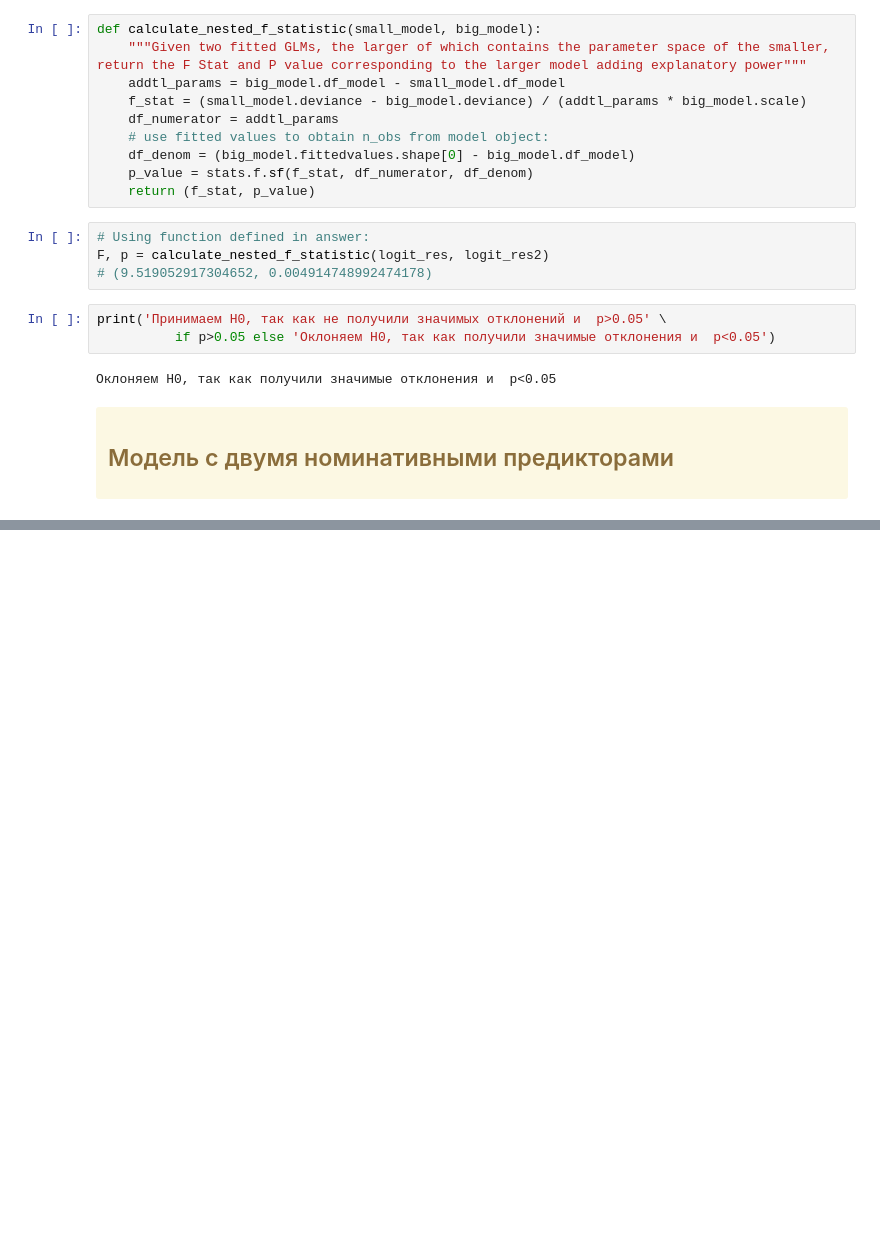
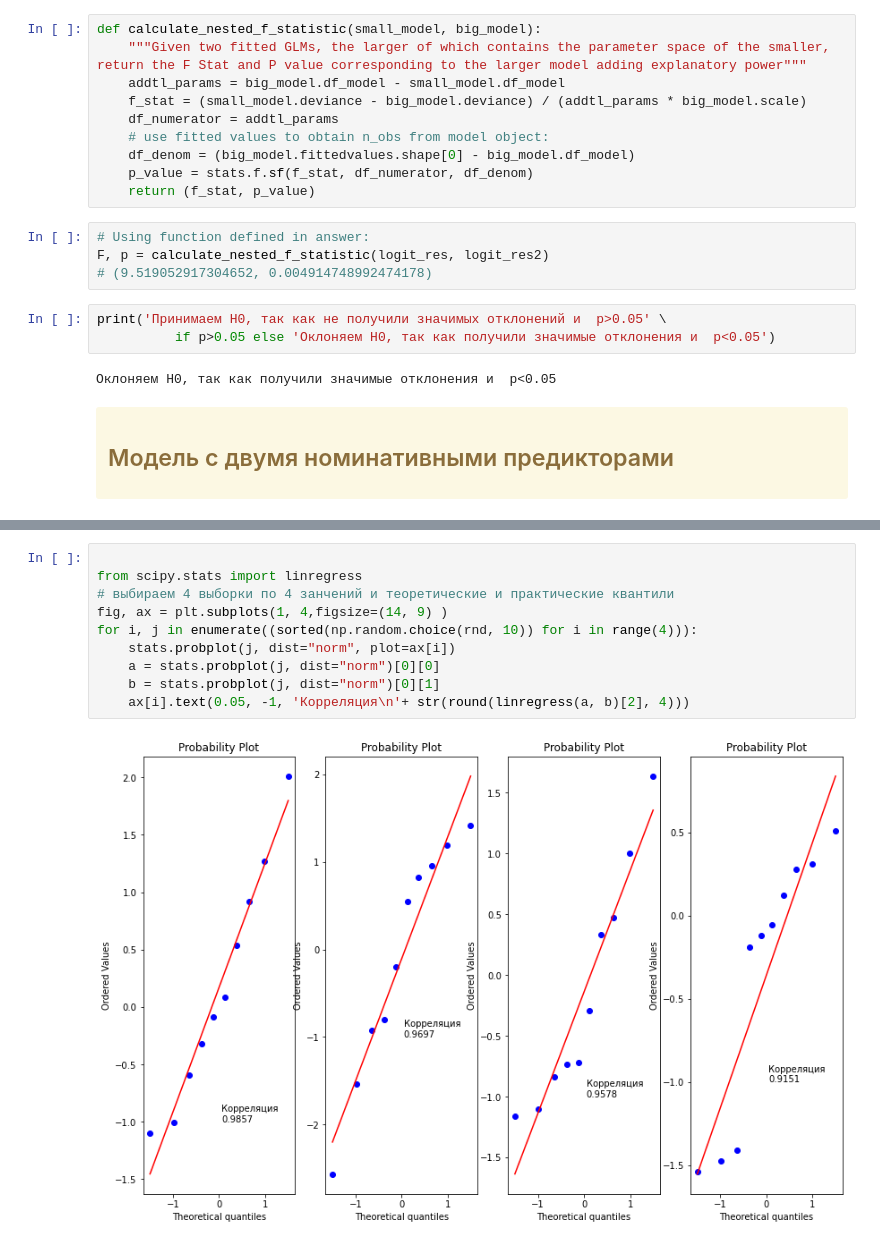
Before and after one commit to iboiarkin96/education_courses, a Jupyter notebook: Основы Статистики [Карпов]/Основы статистики_часть2.ipynb, the cells around one changed output, grey strips where cells are left out. Drawn from its saved outputs; the diff is of its cells as text; blank space fills up the shorter version.

```diff
--- a/Основы Статистики [Карпов]/Основы статистики_часть2.ipynb
+++ b/Основы Статистики [Карпов]/Основы статистики_часть2.ipynb
@@ -841,0 +930,12 @@ SexMale = 4.0
+# %%
+
+from scipy.stats import linregress
+# выбираем 4 выборки по 4 занчений и теоретические и практические квантили
+fig, ax = plt.subplots(1, 4,figsize=(14, 9) )
+for i, j in enumerate((sorted(np.random.choice(rnd, 10)) for i in range(4))):
+    stats.probplot(j, dist="norm", plot=ax[i])
+    a = stats.probplot(j, dist="norm")[0][0]
+    b = stats.probplot(j, dist="norm")[0][1]
+    ax[i].text(0.05, -1, 'Корреляция\n'+ str(round(linregress(a, b)[2], 4)))
+# %% [output]
+[figure, added]
```
Also changed, not shown: parts of 24 cells of this notebook, 4 other files.
